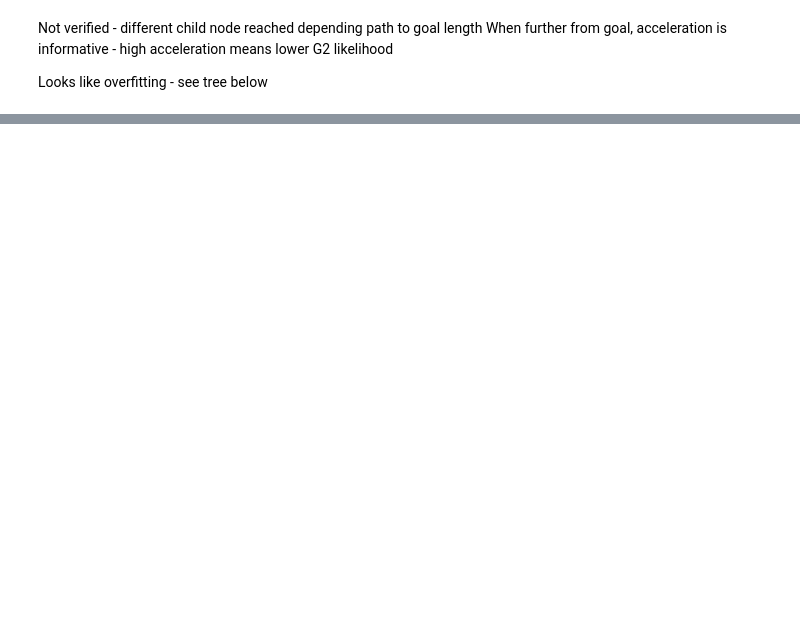
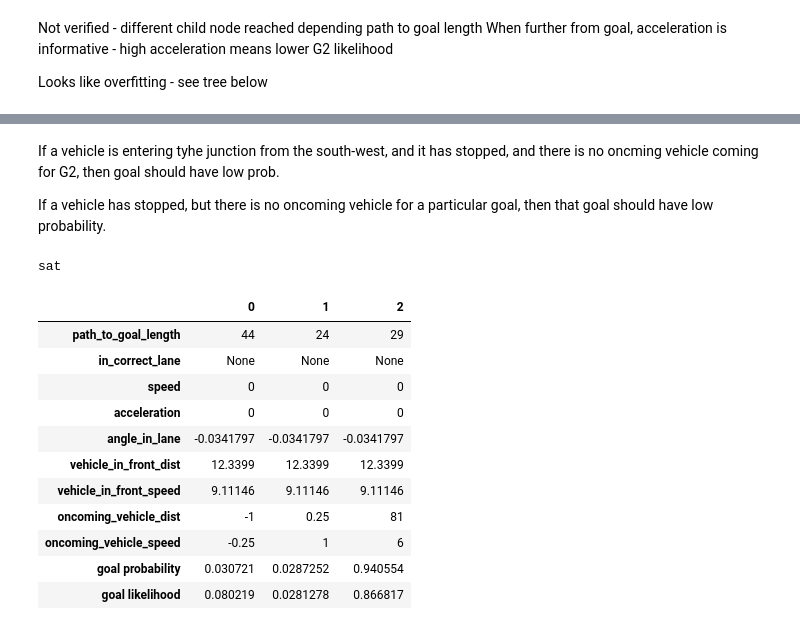
Before and after one commit to uoe-agents/GRIT, a Jupyter notebook: notebooks/verification.ipynb, the cells around one changed output, grey strips where cells are left out. Saved outputs shown, nothing was run; the diff lists cells and outputs as text; code cells hidden in the pictures; blank space fills up the shorter version.

```diff
--- a/notebooks/verification.ipynb
+++ b/notebooks/verification.ipynb
@@ -409 +410,37 @@ Looks like overfitting - see tree below
+# %% [markdown]
+If a vehicle is entering tyhe junction from the south-west, and it has stopped, and there is no oncming vehicle coming for G2, then goal should have low prob.
+
+If a vehicle has stopped, but there is no oncoming vehicle for a particular goal, then that goal should have low probability.
+# %%
+model = TrainedDecisionTrees.load(scenario_name)
+
+reachable_goals = [(0, 'turn-left'), (1, 'straight-on'), (2, 'turn-right')]
+
+s = Solver()
+
+features, probs, likelihoods = add_goal_tree_model(reachable_goals, s, model)
+
+verify_expr = Implies(And(features[2]['speed'] < 1,
+                          features[2]['oncoming_vehicle_dist'] > 80),
+                          probs[2] < 0.9)
+s.add(Not(verify_expr))
+
+print(s.check())
+# %% [output]
+sat
+# %%
+extract_counter_example(s, features, probs, likelihoods)
+# %% [output]
+|  | 0 | 1 | 2 |
+| path_to_goal_length | 44 | 24 | 29 |
+| in_correct_lane | None | None | None |
+| speed | 0 | 0 | 0 |
+| acceleration | 0 | 0 | 0 |
+| angle_in_lane | -0.0341797 | -0.0341797 | -0.0341797 |
+| vehicle_in_front_dist | 12.3399 | 12.3399 | 12.3399 |
+| vehicle_in_front_speed | 9.11146 | 9.11146 | 9.11146 |
+| oncoming_vehicle_dist | -1 | 0.25 | 81 |
+| oncoming_vehicle_speed | -0.25 | 1 | 6 |
+| goal probability | 0.030721 | 0.0287252 | 0.940554 |
+| goal likelihood | 0.080219 | 0.0281278 | 0.866817 |
 # %%
```
Also changed, not shown: parts of 33 cells of this notebook, 1 other file.
